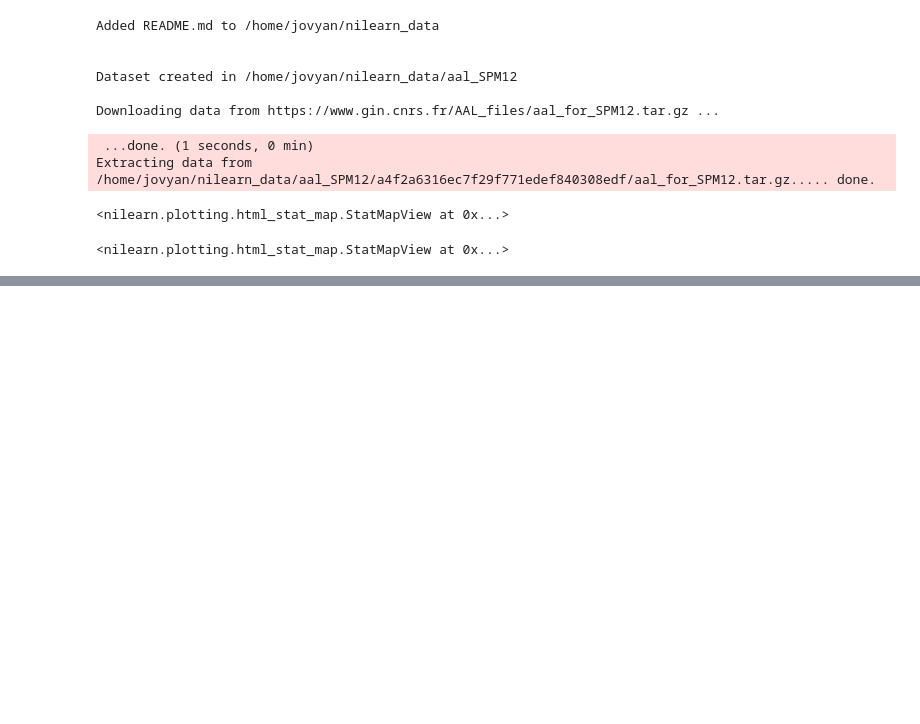
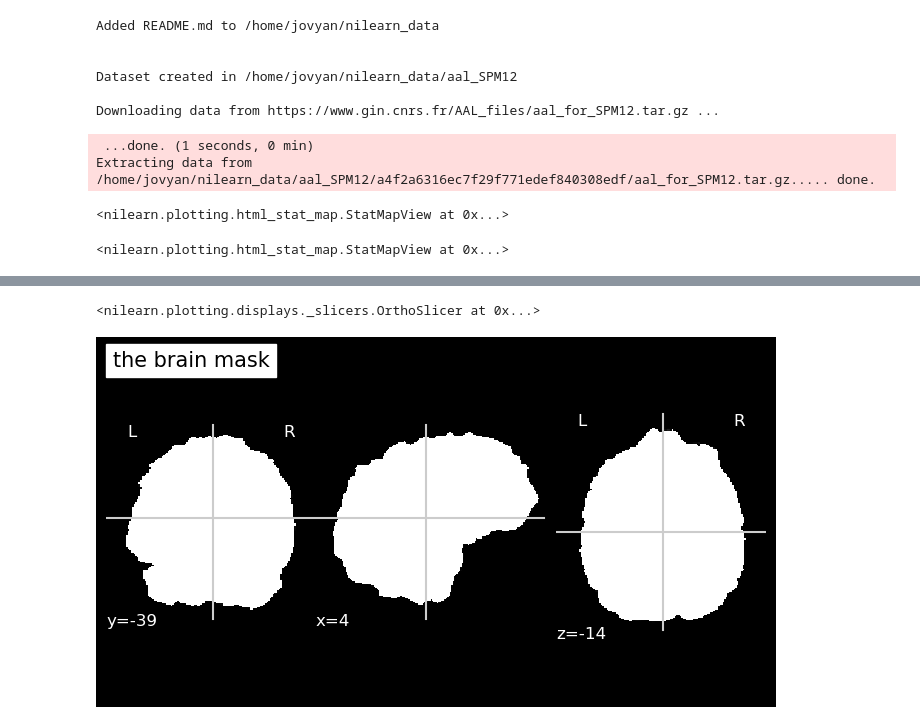
Before and after one commit to raph1258/NSSP, a Jupyter notebook: Project_MP1.ipynb, the cells around one changed output, grey strips where cells are left out. Drawn from its saved outputs; the diff is of its cells as text; code cells hidden in the pictures; blank space fills up the shorter version.

```diff
--- a/Project_MP1.ipynb
+++ b/Project_MP1.ipynb
@@ -469,20 +477,24 @@ view
 # %% [output]
 <nilearn.plotting.html_stat_map.StatMapView at 0x...>
 # %%
-from nilearn.glm import threshold_stats_img
+from scipy.stats import zscore
+from sklearn.decomposition import FastICA, PCA
 
-#Link to threshold_stats_img function documentation
-#https://nilearn.github.io/dev/modules/generated/nilearn.glm.threshold_stats_img.html
+img = nib.load(fmri_img)
+img_data = img.get_fdata()
 
-cluster_size = 10 # Fill me with the number of voxels for a cluster to be kept
-fdr_rate = 0.005# Fill me with the fdr rate to use!
+affine = nib.load(fmri_img).affine
+x,y,z,t = img_data.shape
 
-# Here, we apply the FDR correction + threshold
-clean_map, threshold = threshold_stats_img(z_map, alpha=fdr_rate, height_control='fpr', cluster_threshold=cluster_size)
 
-# And this is just to plot here!
-plot_stat_map(clean_map, bg_img=mean_img_[0], threshold=threshold,
-              display_mode='z', cut_coords=[-30,10,25], black_bg=True,
-              title='Active minus Rest (fdr={}, threshold={}), clusters > {} voxels'.format(fdr_rate, threshold, cluster_size))
-plt.show()
+
+X = img_data.reshape(img_data.shape[3], -1)
+
+
+X=X.T-X.mean(axis=1)
+print(X)
+Z = zscore(X,axis=0) # across subjects
+Z = np.nan_to_num(X,0) # nan to 0s
+print("Z matrix size: ", Z.shape)
+print(Z)
 # %% [output]
@@ -489,0 +607,20 @@ plt.show()
+# %%
+T1w_img = nib.load(op.join(bids_root, 'sub-control01','anat','sub-control01_T1w.nii.gz'))
+# %%
+from nilearn import datasets
+from nilearn.input_data import NiftiMasker
+from nilearn.plotting import plot_stat_map, show
+from nilearn.image import resample_to_img
+
+
+#* Build brain mask to restrict analysis within the brain
+icbms = datasets.fetch_icbm152_2009()
+#mask_img = icbms.mask
+mask_img = resulting_mask_path
+#mask_img = resample_to_img(mask_img, fmri_img, interpolation='nearest')
+masker = NiftiMasker(mask_img=mask_img)
+masker.fit() # modification
+plot_stat_map(mask_img, bg_img =T1w_img, black_bg=True, title='the brain mask', colorbar=False,)
+# %% [output]
+<nilearn.plotting.displays._slicers.OrthoSlicer at 0x...>
+[figure, added]
```
Also changed, not shown: parts of 11 cells of this notebook.
